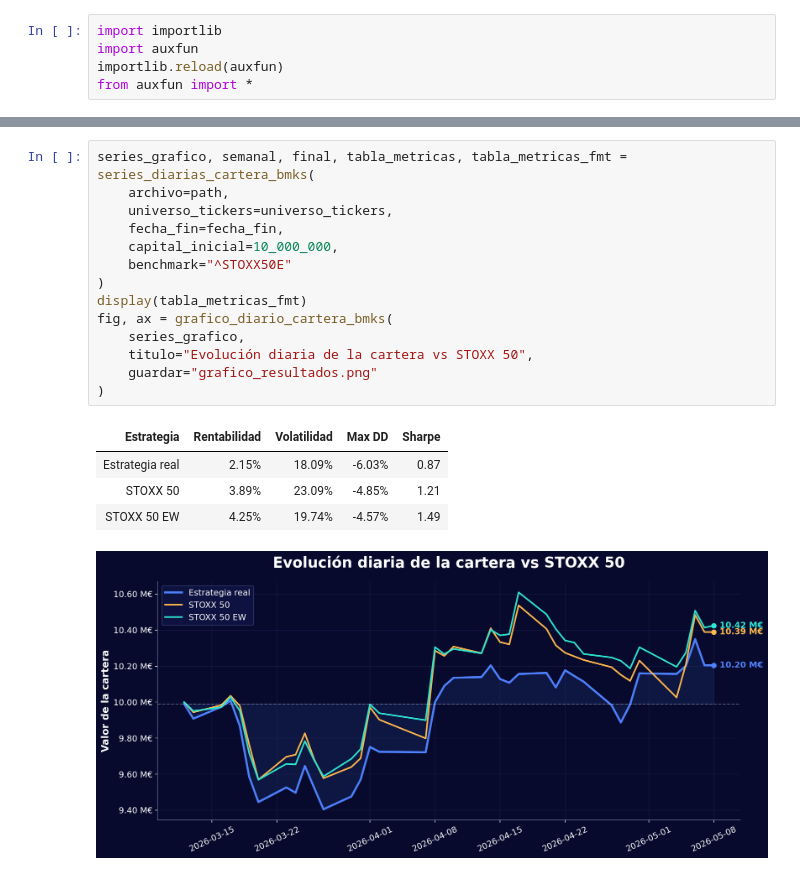
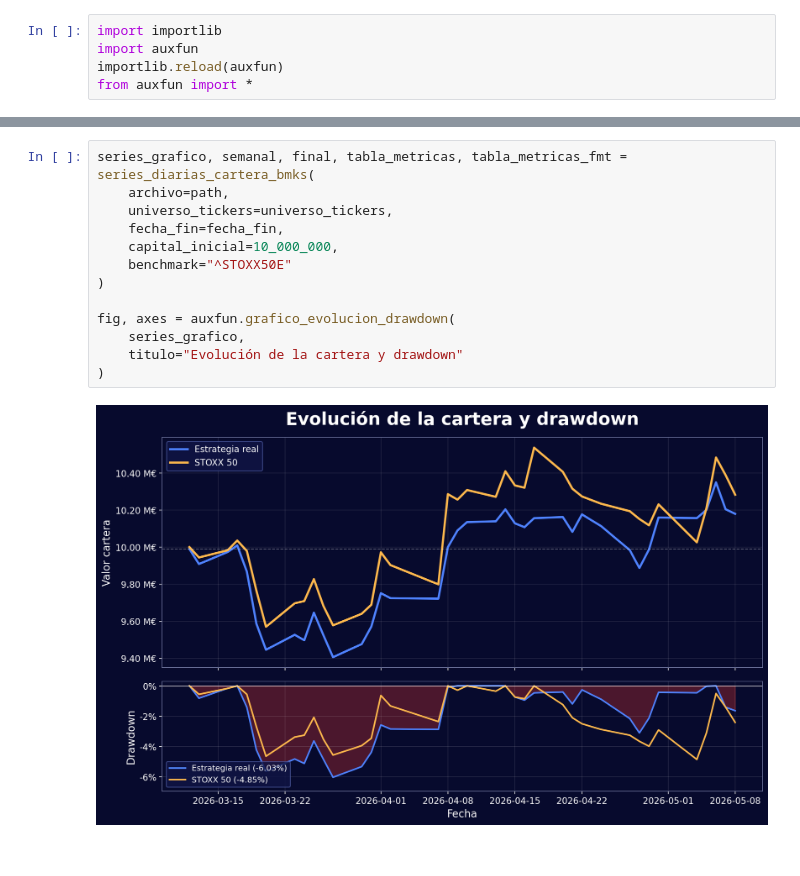
Before and after one commit to Javi-Puerta/Trabajo_gestion_cuantitativa, a Jupyter notebook: Monitoring/resultados_final.ipynb, the cells around one changed output, grey strips where cells are left out. Cells and saved outputs as stored; diff of their text form.

```diff
--- a/Monitoring/resultados_final.ipynb
+++ b/Monitoring/resultados_final.ipynb
@@ -85,20 +66,15 @@ display(final_fmt)
 # %%
 series_grafico, semanal, final, tabla_metricas, tabla_metricas_fmt = series_diarias_cartera_bmks(
     archivo=path,
     universo_tickers=universo_tickers,
     fecha_fin=fecha_fin,
     capital_inicial=10_000_000,
     benchmark="^STOXX50E"
 )
-display(tabla_metricas_fmt)
-fig, ax = grafico_diario_cartera_bmks(
+
+fig, axes = auxfun.grafico_evolucion_drawdown(
     series_grafico,
-    titulo="Evolución diaria de la cartera vs STOXX 50",
-    guardar="grafico_resultados.png"
+    titulo="Evolución de la cartera y drawdown"
 )
 # %% [output]
-| Estrategia | Rentabilidad | Volatilidad | Max DD | Sharpe |
-| Estrategia real | 2.15% | 18.09% | -6.03% | 0.87 |
-| STOXX 50 | 3.89% | 23.09% | -4.85% | 1.21 |
-| STOXX 50 EW | 4.25% | 19.74% | -4.57% | 1.49 |
-[figure, old version]
+[figure, new version]
```
Also changed, not shown: parts of 4 cells of this notebook, 10 other files.
